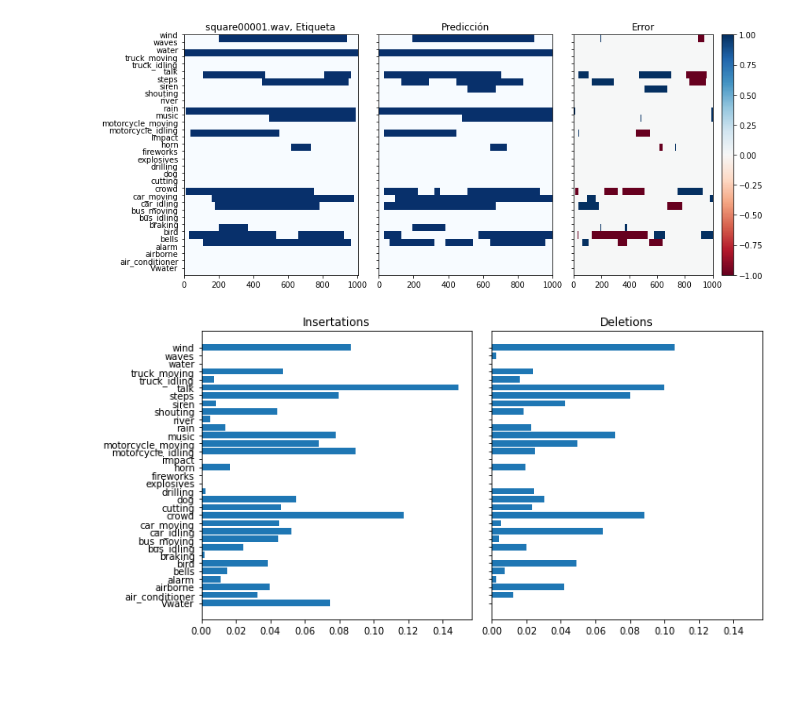
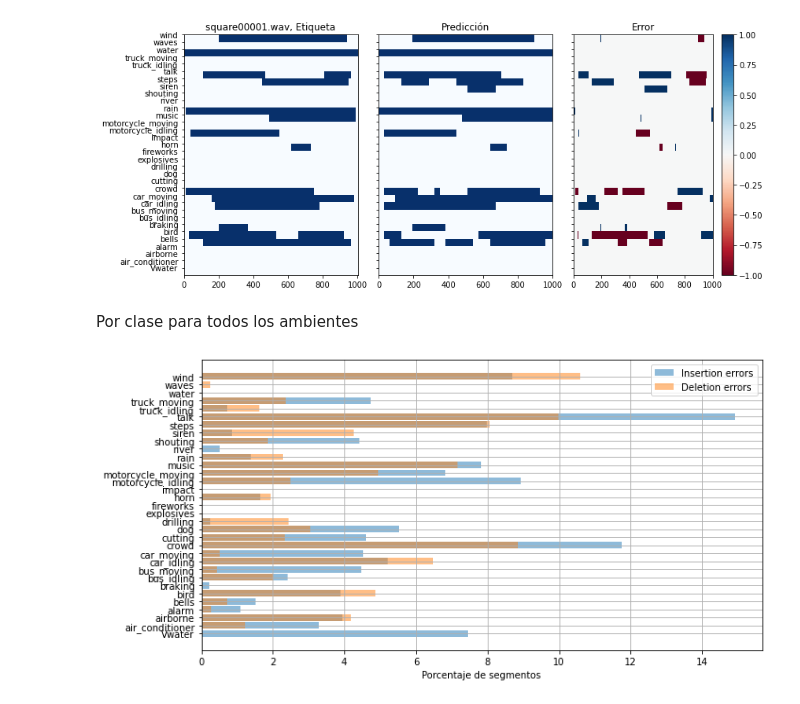
Before and after one commit to FUSA-ROADS/fusa-net-experiments, a Jupyter notebook: notebooks/metrics.ipynb, the cells around one changed output. Cells and saved outputs as stored; diff of their text form; code cells hidden in the pictures; blank space fills up the shorter version.

Commit message:
plots by class and by scenario

```diff
--- a/notebooks/metrics.ipynb
+++ b/notebooks/metrics.ipynb
@@ -45,23 +43,28 @@ plot_file_prediction(0, 0.3)
 # %% [output]
 [figure]
 # %%
-scenarios = ['square', 'park', 'waterfront', 'market', 'street']
+scenarios = {0:'square', 1:'park', 2:'waterfront', 3:'market', 4:'street'}
 th = 0.3
-errors, places = [], []
+places, labels, preds = [], [], []
 for sample in tqdm(fusa_dataset):
-    places.append([scene for scene in scenarios if scene in sample['filename']][0])
-    pred = model.forward(sample)[0].T.detach().numpy() > th
-    label = sample['label'].T.numpy()
-    errors.append(pred - label)
+    places.append([key for key, scene in scenarios.items() if scene in sample['filename']][0])
+    preds.append( model.forward(sample)[0].T.detach().numpy() > th)
+    labels.append(sample['label'].T.numpy())
+places = np.array(places)
+# %% [markdown]
+Por clase para todos los ambientes
 # %%
-n_windows = sum([error.shape[1] for error in errors])
-insertions = np.sum(np.stack([np.sum(error > 0, axis=1) for error in errors]), axis=0)
-deletions = np.sum(np.stack([np.sum(error < 0, axis=1) for error in errors]), axis=0)
+insertions = np.mean(np.stack([np.mean((pred == 1) & (label == 0), axis=1) for pred, label in zip(preds, labels)]), axis=0)
+deletions = np.mean(np.stack([np.mean((pred == 0) & (label == 1), axis=1) for pred, label in zip(preds, labels)]), axis=0)
 
-fig, ax = plt.subplots(1, 2, figsize=(10, 5), tight_layout=True, sharey=True, sharex=True)
-ax[0].barh(y=list(categories.values()), width=insertions/n_windows)
-ax[0].set_title('Insertations')
-ax[1].barh(y=list(categories.values()), width=deletions/n_windows)
-ax[1].set_title('Deletions');
+fig, ax = plt.subplots(figsize=(10, 5), facecolor='w',
+                       tight_layout=True, sharey=True, sharex=True)
+ax.barh(y=list(categories.values()), width=100*insertions,
+        label='Insertion errors', alpha=0.5)
+ax.barh(y=list(categories.values()), width=100*deletions,
+        label='Deletion errors', alpha=0.5)
+ax.legend()
+ax.grid()
+ax.set_xlabel('Porcentaje de segmentos');
 # %% [output]
-[figure, old version]
+[figure, new version]
```
Also changed, not shown: parts of 6 cells of this notebook.
